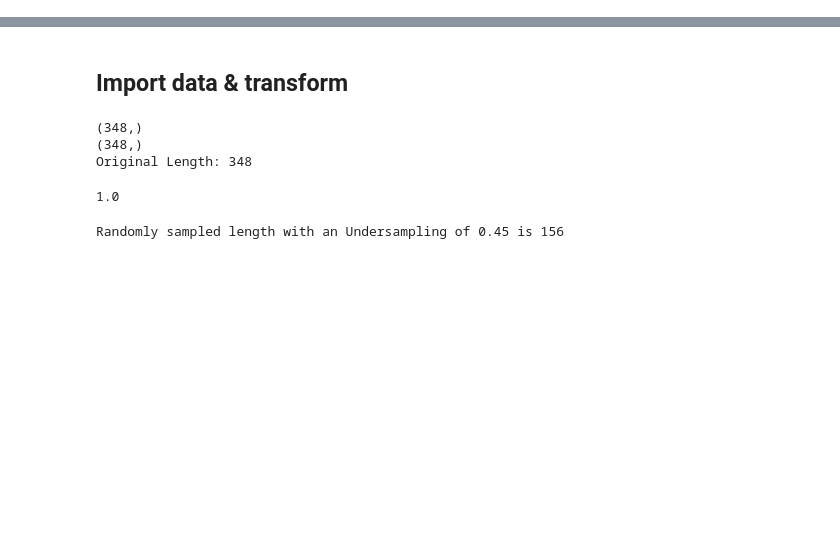
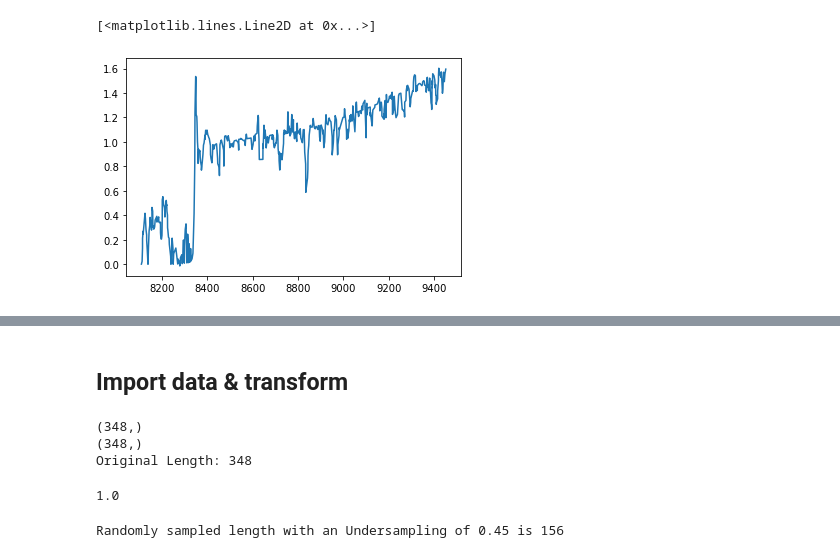
Before and after one commit to koch-kil/xanes_cs, a Jupyter notebook: compressive_sensing_for_xanes.ipynb, the cells around one changed output, grey strips where cells are left out. Saved outputs shown, nothing was run; the diff lists cells and outputs as text; code cells hidden in the pictures; blank space fills up the shorter version.

```diff
--- a/compressive_sensing_for_xanes.ipynb
+++ b/compressive_sensing_for_xanes.ipynb
@@ -16,0 +158,5 @@ import math
+# %%
+plt.plot(res, sig)
+# %% [output]
+[<matplotlib.lines.Line2D at 0x...>]
+[figure, added]
```
Also changed, not shown: parts of 68 cells of this notebook, 15 other files.
